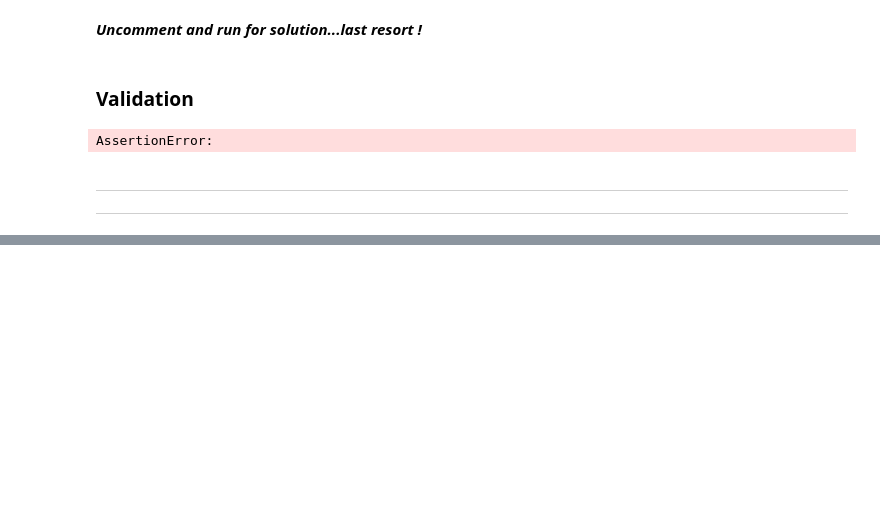
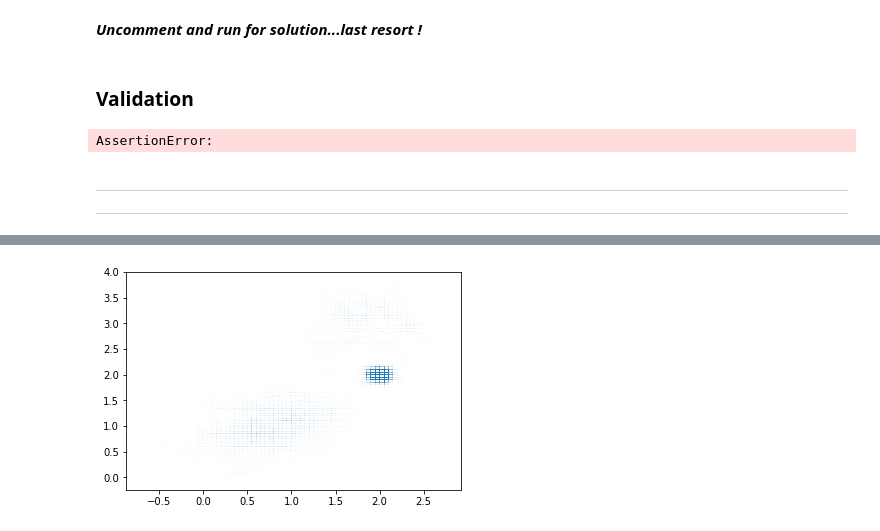
Before and after one commit to sphinxteam/mlphys, a Jupyter notebook: TP00/Intro to Python.ipynb, the cells around one changed output, grey strips where cells are left out. Cells and saved outputs as stored; diff of their text form; code cells hidden in the pictures; blank space fills up the shorter version.

```diff
--- a/TP00/Intro to Python.ipynb
+++ b/TP00/Intro to Python.ipynb
@@ -221,0 +525,5 @@ a
+# %%
+plt.plot(x,y,linewidth=0.005)
+plt.show()
+# %% [output]
+[figure, added]
```
Also changed, not shown: parts of 35 cells of this notebook, 1 other file.
